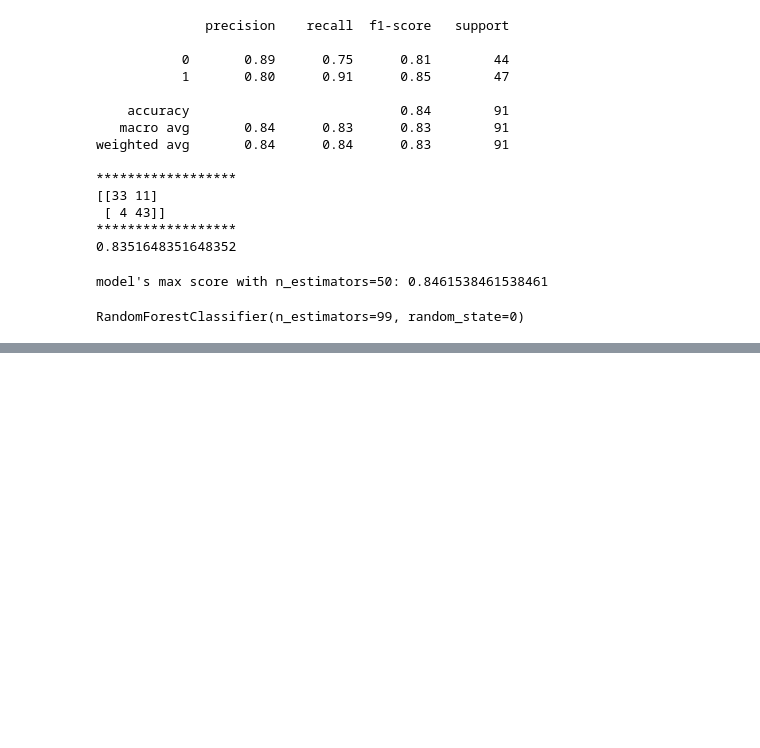
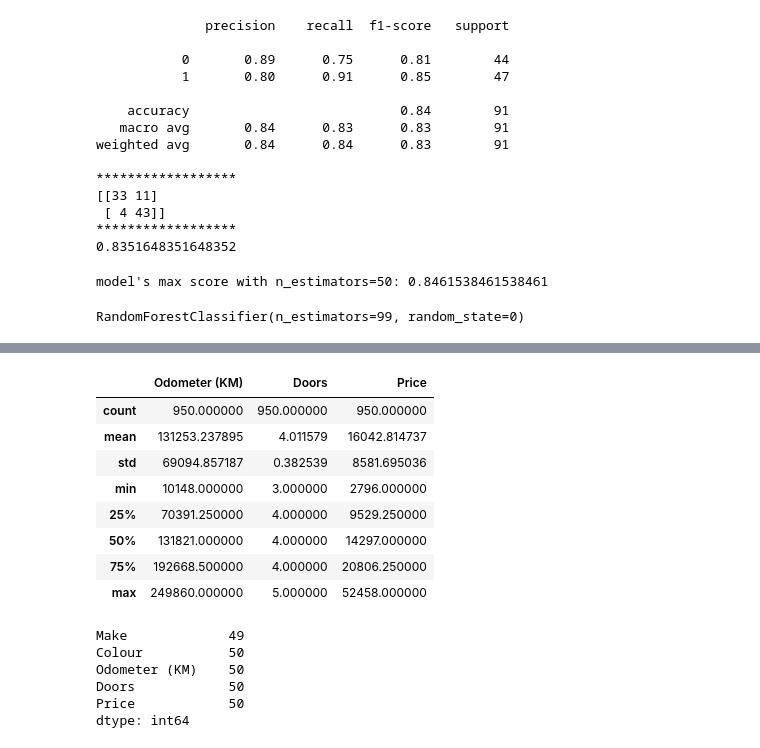
Before and after one commit to MMPSoudani/Data_Science_Notebook, a Jupyter notebook: introduction_to_sklearn.ipynb, the cells around one changed output, grey strips where cells are left out. Saved outputs shown, nothing was run; the diff lists cells and outputs as text; code cells hidden in the pictures; blank space fills up the shorter version.

```diff
--- a/introduction_to_sklearn.ipynb
+++ b/introduction_to_sklearn.ipynb
@@ -166,0 +234,22 @@ RandomForestClassifier(n_estimators=99, random_state=0)
+# %%
+car_sales.describe()
+# %% [output]
+|  | Odometer (KM) | Doors | Price |
+| count | 950.000000 | 950.000000 | 950.000000 |
+| mean | 131253.237895 | 4.011579 | 16042.814737 |
+| std | 69094.857187 | 0.382539 | 8581.695036 |
+| min | 10148.000000 | 3.000000 | 2796.000000 |
+| 25% | 70391.250000 | 4.000000 | 9529.250000 |
+| 50% | 131821.000000 | 4.000000 | 14297.000000 |
+| 75% | 192668.500000 | 4.000000 | 20806.250000 |
+| max | 249860.000000 | 5.000000 | 52458.000000 |
+# %%
+# Displayes the number of NaN cells in each column
+car_sales.isnull().sum()
+# %% [output]
+Make             49
+Colour           50
+Odometer (KM)    50
+Doors            50
+Price            50
+dtype: int64
```
Also changed, not shown: parts of 31 cells of this notebook, 6 other files.
